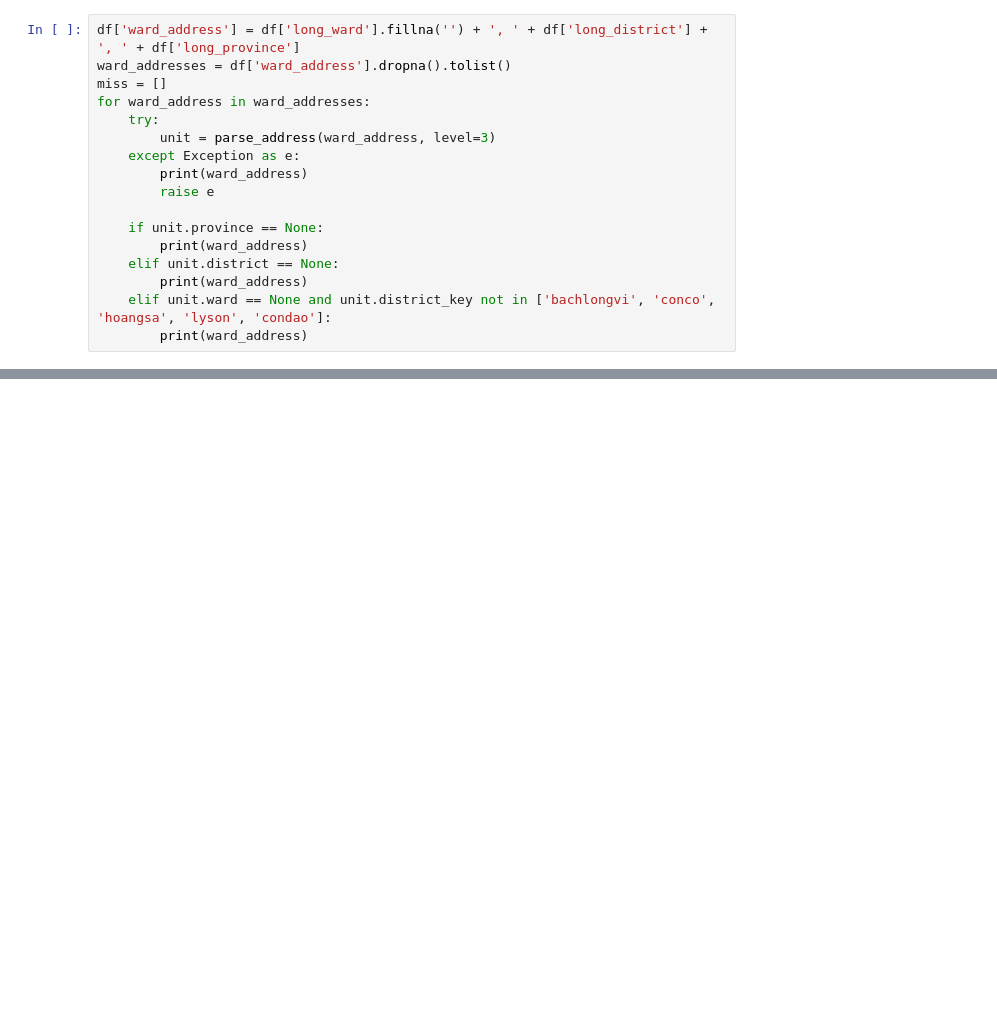
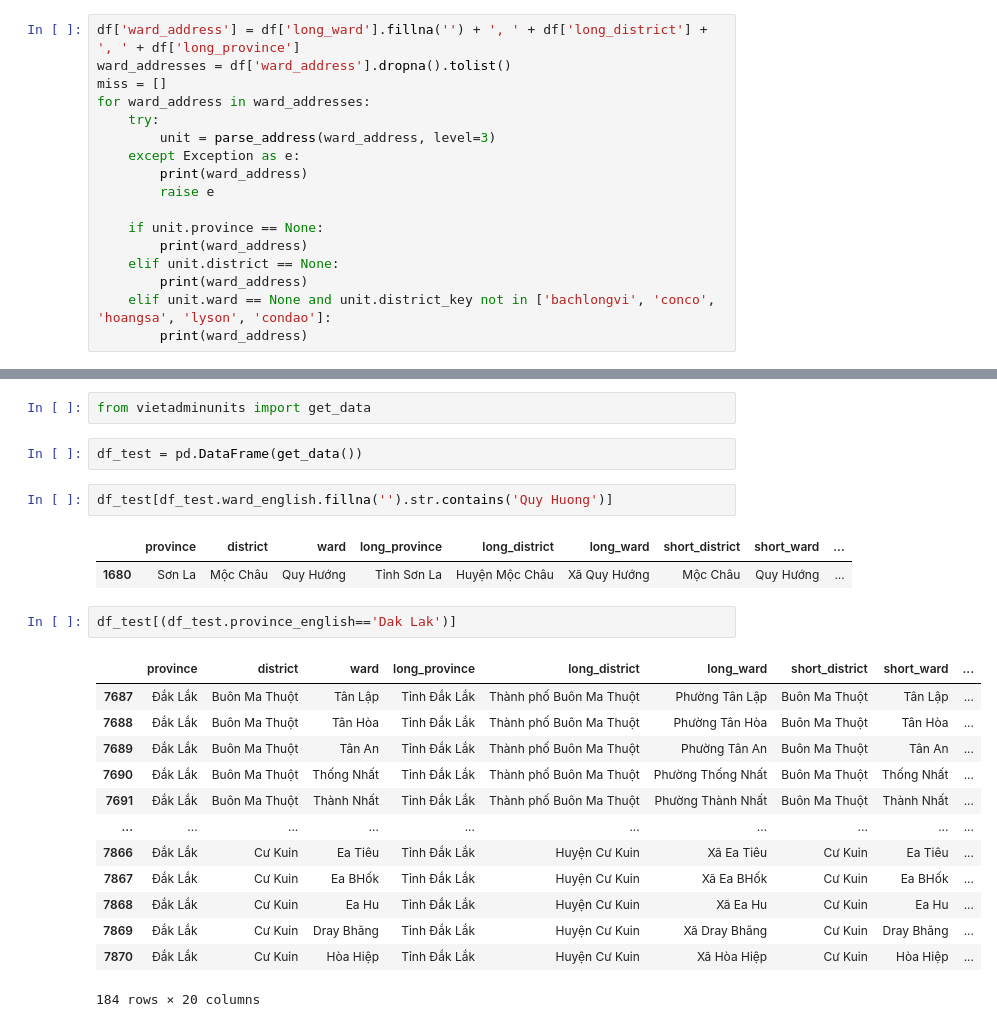
Before and after one commit to tranngocminhhieu/vietnam-administrative-units, a Jupyter notebook: notebook/testing/module_tesing.ipynb, the cells around one changed output, grey strips where cells are left out. Cells and saved outputs as stored; diff of their text form; blank space fills up the shorter version.

```diff
--- a/notebook/testing/module_tesing.ipynb
+++ b/notebook/testing/module_tesing.ipynb
@@ -129,0 +545,25 @@ df_test = pd.DataFrame(get_data())
+# %%
+from vietadminunits import get_data
+# %%
+df_test = pd.DataFrame(get_data())
+# %%
+df_test[df_test.ward_english.fillna('').str.contains('Quy Huong')]
+# %% [output]
+|  | province | district | ward | long_province | long_district | long_ward | short_district | short_ward | ... |
+| 1680 | Sơn La | Mộc Châu | Quy Hướng | Tỉnh Sơn La | Huyện Mộc Châu | Xã Quy Hướng | Mộc Châu | Quy Hướng | ... |
+# %%
+df_test[(df_test.province_english=='Dak Lak')]
+# %% [output]
+|  | province | district | ward | long_province | long_district | long_ward | short_district | short_ward | ... |
+| 7687 | Đắk Lắk | Buôn Ma Thuột | Tân Lập | Tỉnh Đắk Lắk | Thành phố Buôn Ma Thuột | Phường Tân Lập | Buôn Ma Thuột | Tân Lập | ... |
+| 7688 | Đắk Lắk | Buôn Ma Thuột | Tân Hòa | Tỉnh Đắk Lắk | Thành phố Buôn Ma Thuột | Phường Tân Hòa | Buôn Ma Thuột | Tân Hòa | ... |
+| 7689 | Đắk Lắk | Buôn Ma Thuột | Tân An | Tỉnh Đắk Lắk | Thành phố Buôn Ma Thuột | Phường Tân An | Buôn Ma Thuột | Tân An | ... |
+| 7690 | Đắk Lắk | Buôn Ma Thuột | Thống Nhất | Tỉnh Đắk Lắk | Thành phố Buôn Ma Thuột | Phường Thống Nhất | Buôn Ma Thuột | Thống Nhất | ... |
+| 7691 | Đắk Lắk | Buôn Ma Thuột | Thành Nhất | Tỉnh Đắk Lắk | Thành phố Buôn Ma Thuột | Phường Thành Nhất | Buôn Ma Thuột | Thành Nhất | ... |
+| ... | ... | ... | ... | ... | ... | ... | ... | ... | ... |
+| 7866 | Đắk Lắk | Cư Kuin | Ea Tiêu | Tỉnh Đắk Lắk | Huyện Cư Kuin | Xã Ea Tiêu | Cư Kuin | Ea Tiêu | ... |
+| 7867 | Đắk Lắk | Cư Kuin | Ea BHốk | Tỉnh Đắk Lắk | Huyện Cư Kuin | Xã Ea BHốk | Cư Kuin | Ea BHốk | ... |
+| 7868 | Đắk Lắk | Cư Kuin | Ea Hu | Tỉnh Đắk Lắk | Huyện Cư Kuin | Xã Ea Hu | Cư Kuin | Ea Hu | ... |
+| 7869 | Đắk Lắk | Cư Kuin | Dray Bhăng | Tỉnh Đắk Lắk | Huyện Cư Kuin | Xã Dray Bhăng | Cư Kuin | Dray Bhăng | ... |
+| 7870 | Đắk Lắk | Cư Kuin | Hòa Hiệp | Tỉnh Đắk Lắk | Huyện Cư Kuin | Xã Hòa Hiệp | Cư Kuin | Hòa Hiệp | ... |
+184 rows × 20 columns
```
Also changed, not shown: parts of 31 cells of this notebook, 6 other files.
